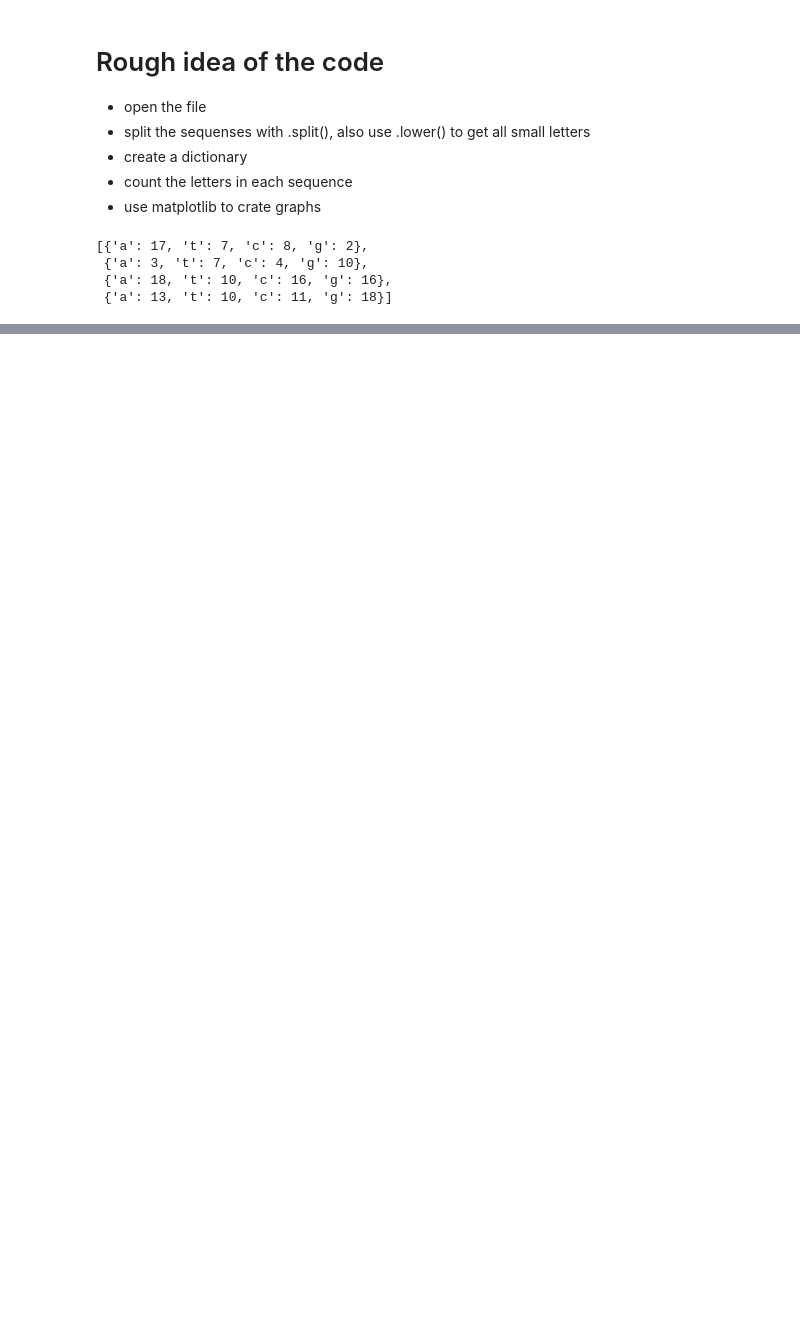
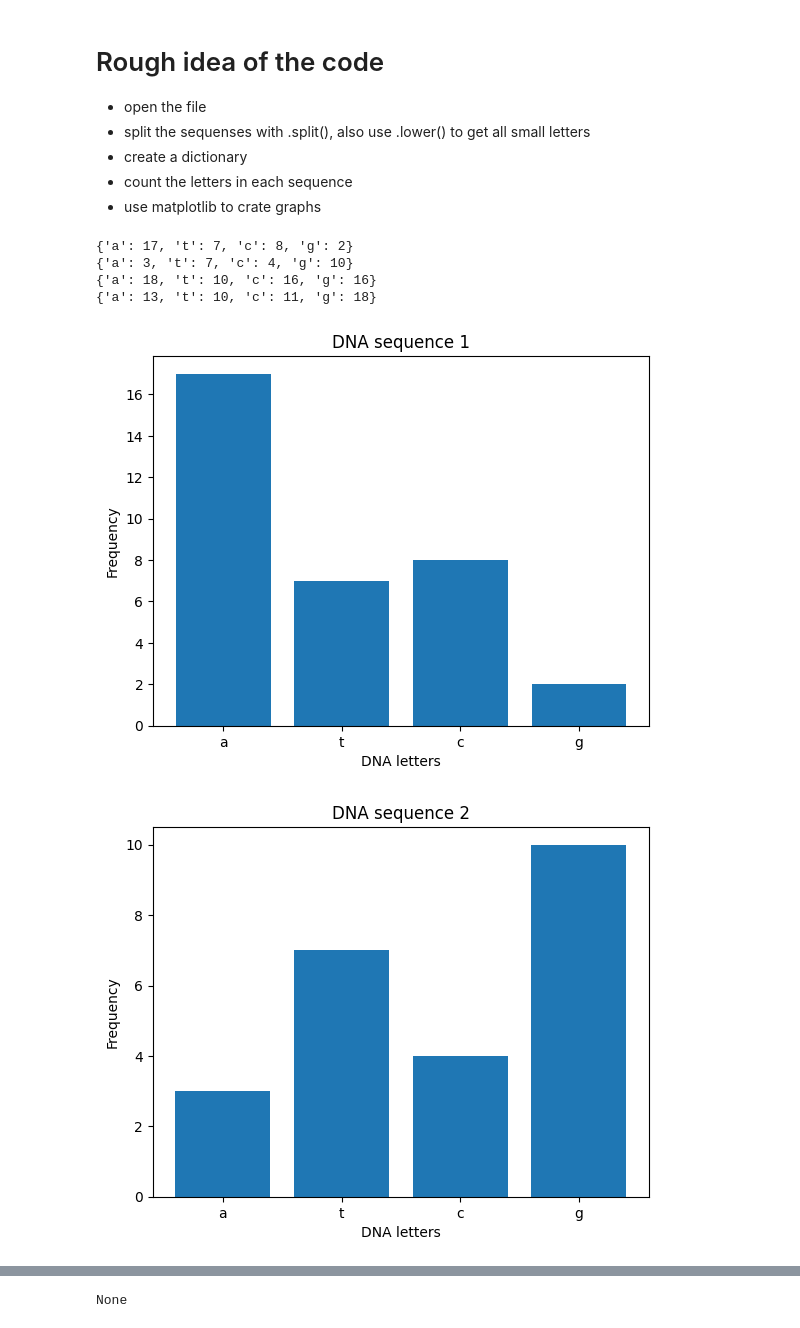
Before and after one commit to Anja-Sche/Lab1_Anja_Scherwall_DE25, a Jupyter notebook: Lab1.ipynb, the cells around one changed output, grey strips where cells are left out. Cells and saved outputs as stored; diff of their text form; code cells hidden in the pictures; blank space fills up the shorter version.

```diff
--- a/Lab1.ipynb
+++ b/Lab1.ipynb
@@ -6,38 +6,60 @@
 - create a dictionary
 - count the letters in each sequence
 - use matplotlib to crate graphs
+# %%
+def diagram_result(x):
+    for count in count_result:
+        count = count_result[x]
+        plt.figure()
+        plt.bar(letters, count)
+        plt.xlabel('DNA letters')
+        plt.ylabel('Frequency')
+        plt.title(f"DNA sequence {x +1}")
+        plt.show()
+        x+=1
+
+#Found this webbsite for explanation to extract keys and values in dicts before putting them in chart
+# https://pythonguides.com/matplotlib-plot-bar-chart-from-dict-python/
+
+#after seaching allot, asked LLM how understand how to print one diagram per sequence (.figure() and .show())
 # %%
 import matplotlib.pyplot as plt
 import numpy as np
 
 with open("dna_raw.txt", "r") as f: # Open file safely, will aslo close
     data_file = f.read()
 data_file = data_file.split("\n>")
 
 #clean the sequences
 data_strings = []
 for data in data_file:
     y=data[5:].strip("\n")
     data_strings.append(y)
 data_strings
 
 #created a dictionary
 dna_data = {value: 0 for key, value in enumerate("atcg")}
 
 #count each letter ad pair with the letter in the dict
 #put each dict in a new list
-result = []
+count_result = []
 for x in range(len(data_strings)):
         for key, value in dna_data.items():
             dna_data['a'] = data_strings[x].lower().count("a")
             dna_data['t'] = data_strings[x].lower().count("t")
             dna_data['c'] = data_strings[x].lower().count("c")
             dna_data['g'] = data_strings[x].lower().count("g")
-        result.append(dna_data.copy())
+        print(dna_data)  #to see that I manage to count an put in to dict
+        letters = list(dna_data.keys())
+        count = list(dna_data.values())
+        count_result.append(count)
 
-result
+i=0
+print(diagram_result(i))
 # %% [output]
-[{'a': 17, 't': 7, 'c': 8, 'g': 2},
- {'a': 3, 't': 7, 'c': 4, 'g': 10},
- {'a': 18, 't': 10, 'c': 16, 'g': 16},
- {'a': 13, 't': 10, 'c': 11, 'g': 18}]
+{'a': 17, 't': 7, 'c': 8, 'g': 2}
+{'a': 3, 't': 7, 'c': 4, 'g': 10}
+{'a': 18, 't': 10, 'c': 16, 'g': 16}
+{'a': 13, 't': 10, 'c': 11, 'g': 18}
+[figure, added]
+[figure, added]
@@ -43,0 +68 @@ result
+None
```
Also changed, not shown: parts of 6 cells of this notebook, 1 other file.
